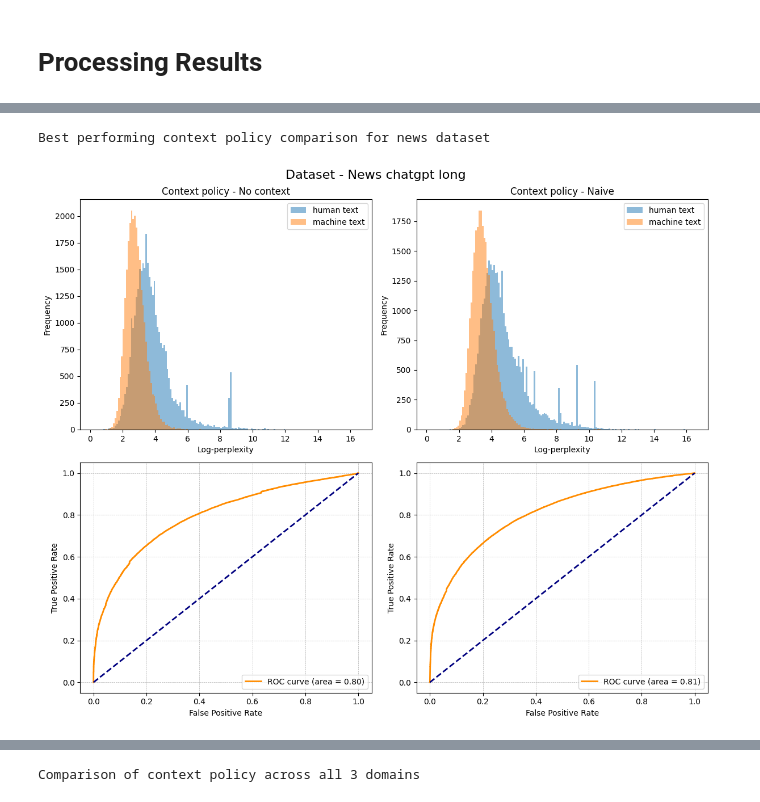
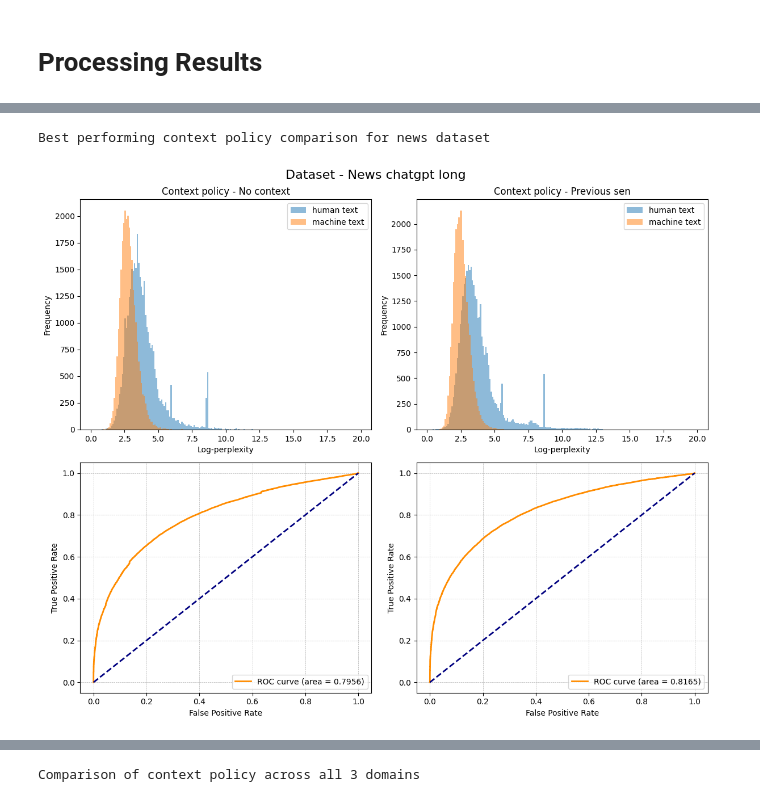
Before and after one commit to AdamVinestock/NLP-Final-Project, a Jupyter notebook: Context_policy_evaluation.ipynb, the cells around one changed output, grey strips where cells are left out. Saved outputs shown, nothing was run; the diff lists cells and outputs as text; code cells hidden in the pictures.

```diff
--- a/Context_policy_evaluation.ipynb
+++ b/Context_policy_evaluation.ipynb
@@ -263,10 +256,10 @@ Best performing context policy comparison for wiki dataset
 # %%
 print("Best performing context policy comparison for news dataset")
 compare_hist(news_paths[0][0], news_paths[0][1],
-             news_paths[3][0], news_paths[3][1])
+             news_paths[1][0], news_paths[1][1])
 # %% [output]
 Best performing context policy comparison for news dataset
-[figure, old version]
+[figure, new version]
 # %%
 print("Best performing context policy comparison for research abstract dataset")
 compare_hist(research_paths[0][0], research_paths[0][1],
```
Also changed, not shown: parts of 10 cells of this notebook.
